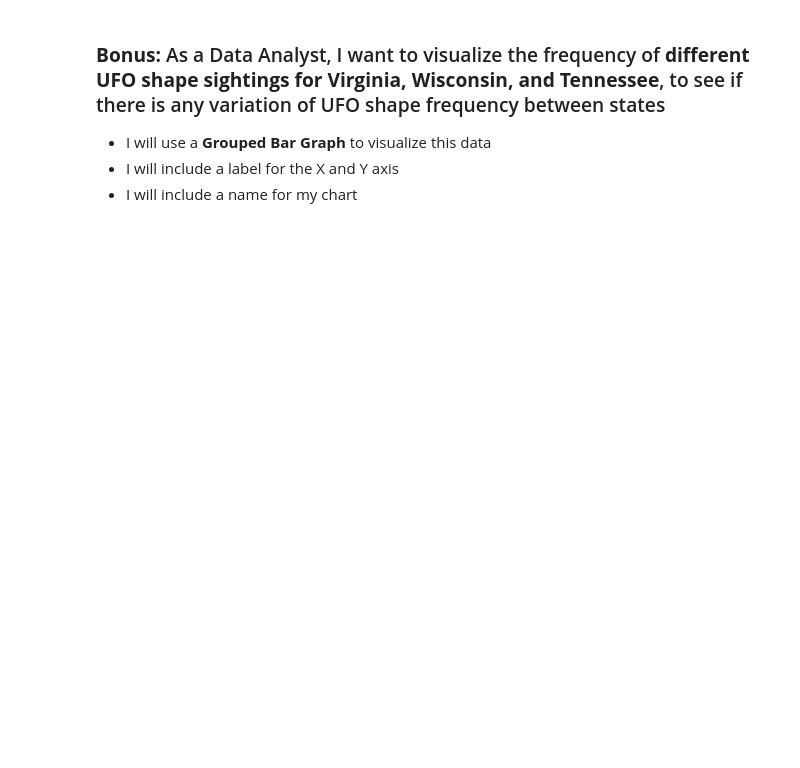
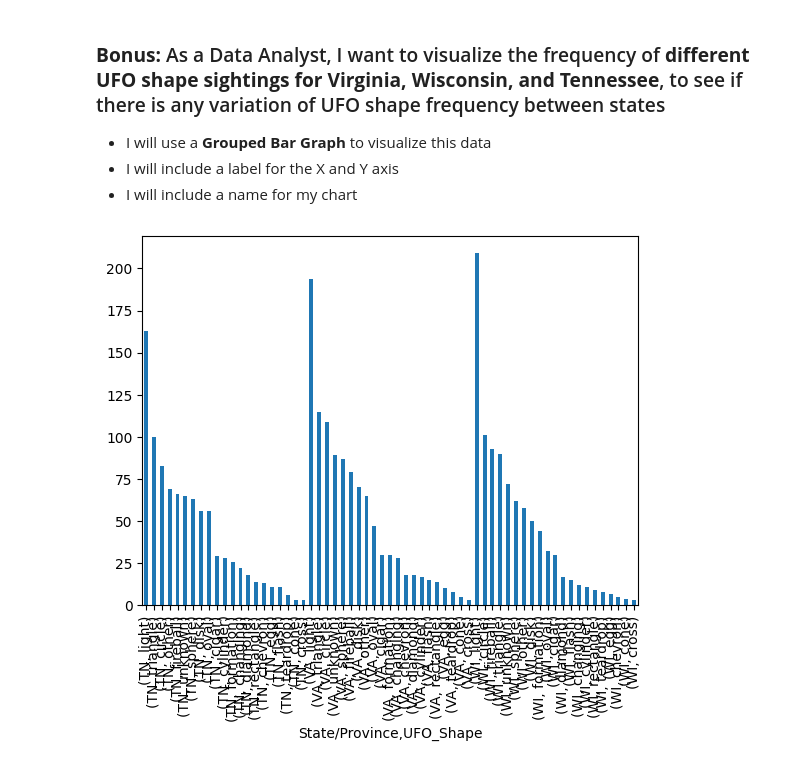
Before and after one commit to Turner009/DataVisualizationMatplotlib_ufos, a Jupyter notebook: Pandas_MatPlotLib_User_Stories.ipynb, the cells around one changed output. Saved outputs shown, nothing was run; the diff lists cells and outputs as text; code cells hidden in the pictures; blank space fills up the shorter version.

```diff
--- a/Pandas_MatPlotLib_User_Stories.ipynb
+++ b/Pandas_MatPlotLib_User_Stories.ipynb
@@ -129,3 +139,20 @@ plt.title('UFO Sightings by Decade', fontsize=20);
 * I will use a **Grouped Bar Graph** to visualize this data
 * I will include a label for the X and Y axis
 * I will include a name for my chart
+# %%
+selected_states = ['VA', 'WI', 'TN']
+filtered_to_selected_states = clean_ufo_sightings[clean_ufo_sightings['State/Province'].isin(selected_states)]
+filtered_and_grouped = filtered_to_selected_states.groupby('State/Province')['UFO_Shape'].value_counts()
+# shapes_frequency_by_location = clean_ufo_sightings.groupby('State/Province')['UFO_Shape'].value_counts()
+# filtered_and_grouped.head()
+graph_filtered_and_grouped = filtered_and_grouped.plot.bar()
+# select_states=
+# shapes_frequency_by_location.plot(x='State/Province', kind='bar', stacked=False)
+# plot_shape_frequency_by_location = shapes_frequency.groupby('State/Province')['UFO_shape']
+# shapes_frequency_by_location.plot(x='UFO_Shape', kind='bar', stacked=False)
+
+# plt.ylabel('Number of Sightings', fontsize=12)
+# plt.xlabel('Shape Seen', fontsize=12);
+# plt.title('UFO Shapes Seen the Most', fontsize=20)
+# %% [output]
+[figure, added]
```
Also changed, not shown: parts of 3 cells of this notebook, 1 other file.
